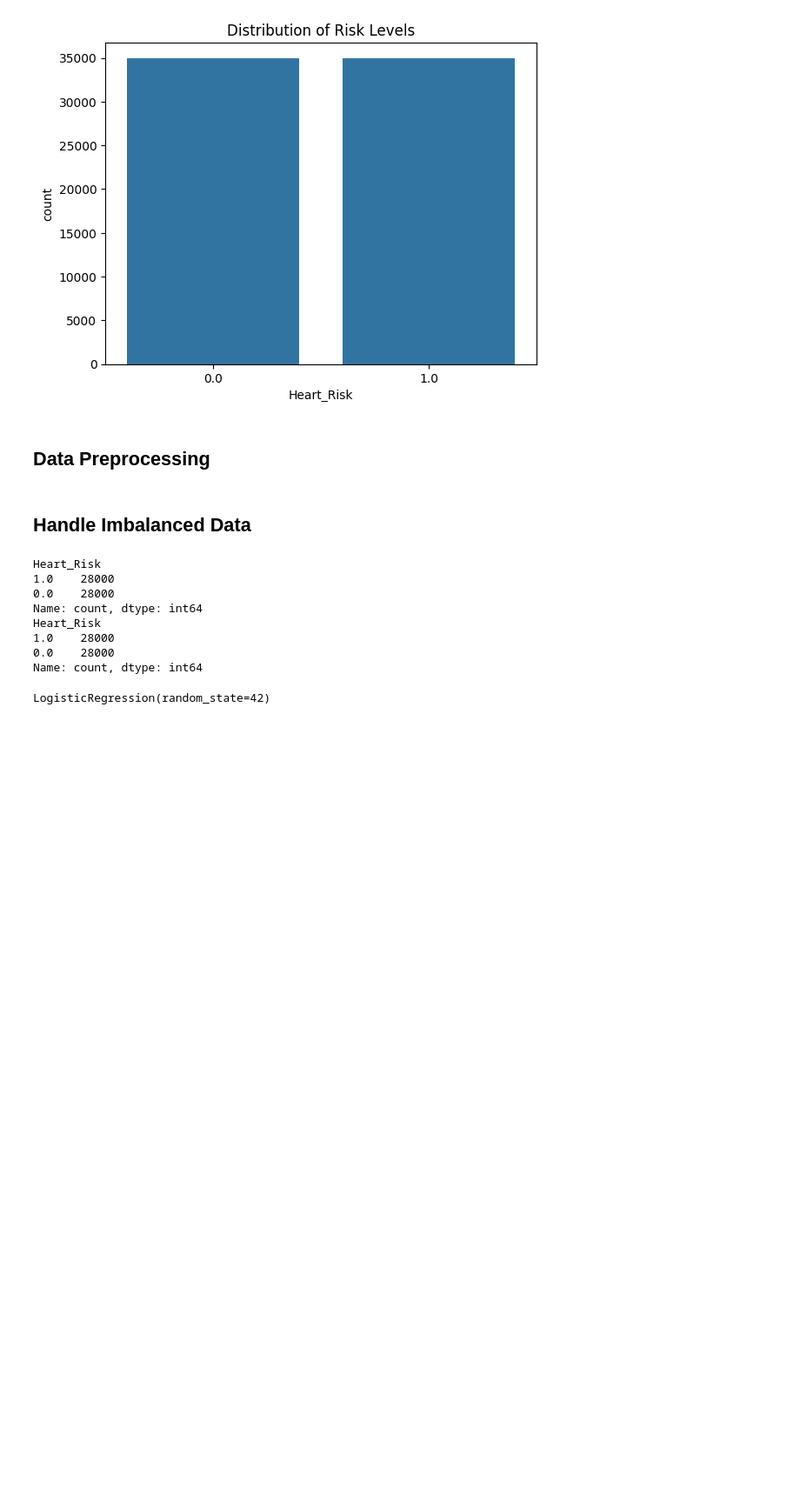
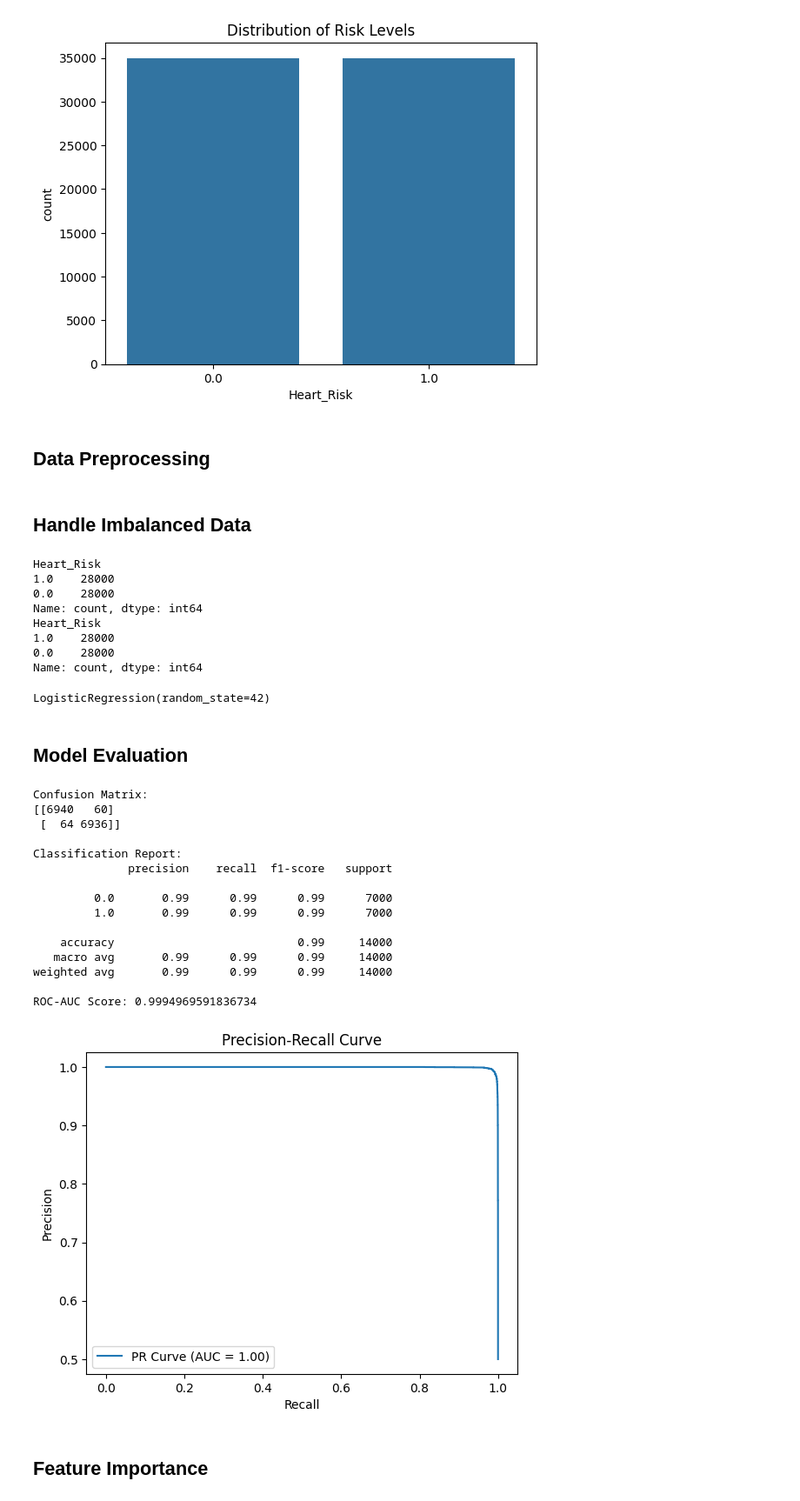
Before and after one commit to Phionanamugga/Early_Detection_of_Heart_Disease-, a Jupyter notebook: early_heart_disease_detection.ipynb, the cells around one changed output. Shown at 87% size. Drawn from its saved outputs; the diff is of its cells as text; code cells hidden in the pictures; blank space fills up the shorter version.

```diff
--- a/early_heart_disease_detection.ipynb
+++ b/early_heart_disease_detection.ipynb
@@ -131,3 +131,50 @@ model.fit(X_train_res, y_train_res)
 # model.fit(X_train_res, y_train_res)
 # %% [output]
 LogisticRegression(random_state=42)
+# %% [markdown]
+## Model Evaluation
+# %%
+# Predict on the test set
+y_pred = model.predict(X_test)
+y_pred_proba = model.predict_proba(X_test)[:, 1]  # Probabilities for ROC-AUC
+
+# Evaluate the model
+print("Confusion Matrix:")
+print(confusion_matrix(y_test, y_pred))
+
+print("\nClassification Report:")
+print(classification_report(y_test, y_pred))
+
+# Calculate ROC-AUC
+roc_auc = roc_auc_score(y_test, y_pred_proba)
+print(f"ROC-AUC Score: {roc_auc}")
+
+# Plot Precision-Recall Curve
+precision, recall, _ = precision_recall_curve(y_test, y_pred_proba)
+pr_auc = auc(recall, precision)
+plt.figure()
+plt.plot(recall, precision, label=f'PR Curve (AUC = {pr_auc:.2f})')
+plt.xlabel('Recall')
+plt.ylabel('Precision')
+plt.title('Precision-Recall Curve')
+plt.legend()
+plt.show()
+# %% [output]
+Confusion Matrix:
+[[6940   60]
+ [  64 6936]]
+
+Classification Report:
+              precision    recall  f1-score   support
+
+         0.0       0.99      0.99      0.99      7000
+         1.0       0.99      0.99      0.99      7000
+
+    accuracy                           0.99     14000
+   macro avg       0.99      0.99      0.99     14000
+weighted avg       0.99      0.99      0.99     14000
+
+ROC-AUC Score: 0.9994969591836734
+[figure, added]
+# %% [markdown]
+## Feature Importance
```
Also changed, not shown: parts of 1 cell of this notebook.
